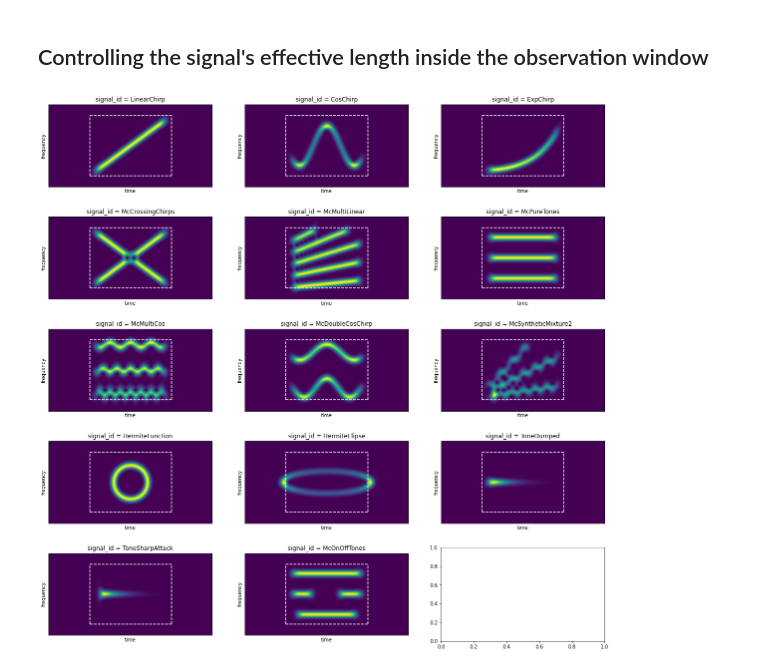
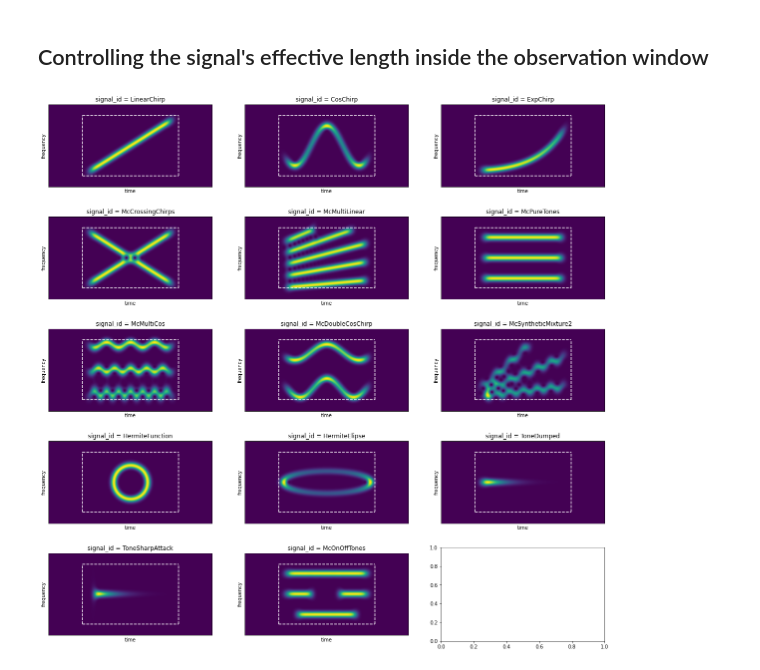
Before and after one commit to jmiramont/benchmarks-detection-denoising, a Jupyter notebook: notebooks/demo_signal_bank.ipynb, the cells around one changed output. Cells and saved outputs as stored; diff of their text form; code cells hidden in the pictures.

```diff
--- a/notebooks/demo_signal_bank.ipynb
+++ b/notebooks/demo_signal_bank.ipynb
@@ -75,7 +73,7 @@ for i,signal_id in enumerate(signal_names):
 ## Controlling the signal's effective length inside the observation window
 # %%
 N = 512
-signal_bank = SignalBank(N = N, Nsub=256)
+signal_bank = SignalBank(N = N, Nsub=300)
 signals_dic = signal_bank.signalDict
 fmin = signal_bank.fmin
 fmax = signal_bank.fmax
@@ -83,31 +81,31 @@ tmin = signal_bank.tmin
 tmax = signal_bank.tmax
 Nfft = N
 
 signal_names = ['LinearChirp', 'CosChirp', 'ExpChirp', # Single-component signals
                 'McCrossingChirps',                       # Crossing-components
                 'McMultiLinear','McPureTones',               # Multi-Component Harmonic signals
                 'McMultiCos','McDoubleCosChirp',    # Multi-Component Non-Harmonic
                 'McSyntheticMixture2',
                 'HermiteFunction','HermiteElipse',        # Hermite type signals
                 'ToneDumped','ToneSharpAttack',           # Dumped and Sharps attacks
                 'McOnOffTones']                           # Modes that born and die
 
 fig, ax = plt.subplots(5, 3, figsize = (20,20))
 
 for i,signal_id in enumerate(signal_names):
     signal = signals_dic[signal_id]()
     S, _, _, _ = get_spectrogram(signal)
     idx = np.unravel_index(i, ax.shape)
     # print(idx)
     ax[idx].imshow(S, origin = 'lower')
     ax[idx].set_title('signal_id = '+ signal_id)
     ax[idx].set_xticks([],[])
     ax[idx].set_xlabel('time')
     ax[idx].set_yticks([])
     ax[idx].set_ylabel('frequency')
     ax[idx].plot([tmin, tmin],[fmin*Nfft, fmax*Nfft],'--w')
     ax[idx].plot([tmax, tmax],[fmin*Nfft, fmax*Nfft],'--w')
     ax[idx].plot([tmin, tmax],[fmin*Nfft, fmin*Nfft],'--w')
     ax[idx].plot([tmin, tmax],[fmax*Nfft, fmax*Nfft],'--w')
 # %% [output]
-[figure, old version]
+[figure, new version]
```
Also changed, not shown: parts of 1 cell of this notebook, 1 other file.
